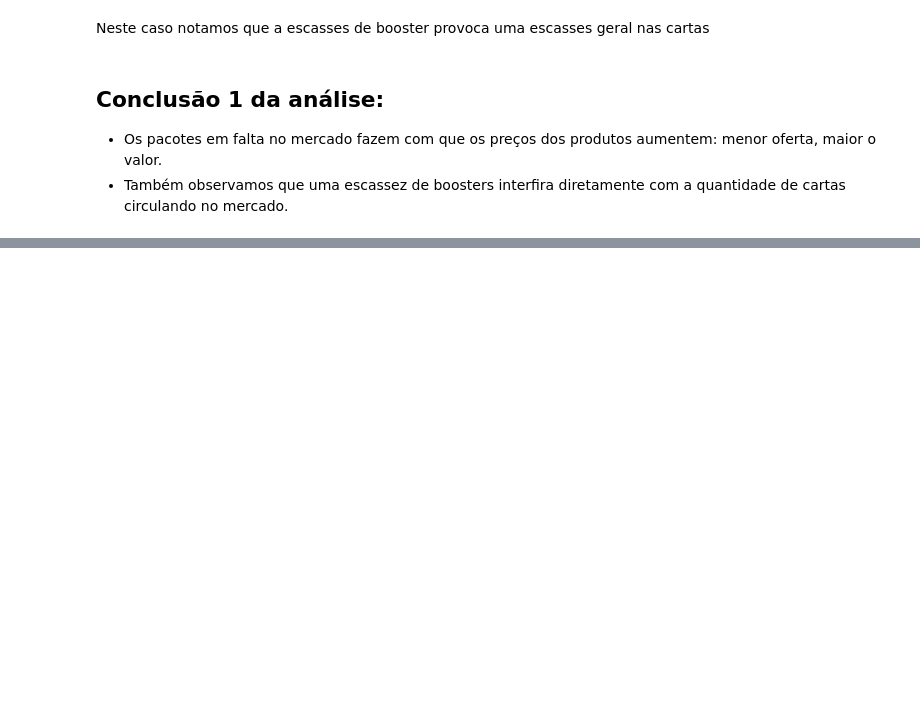
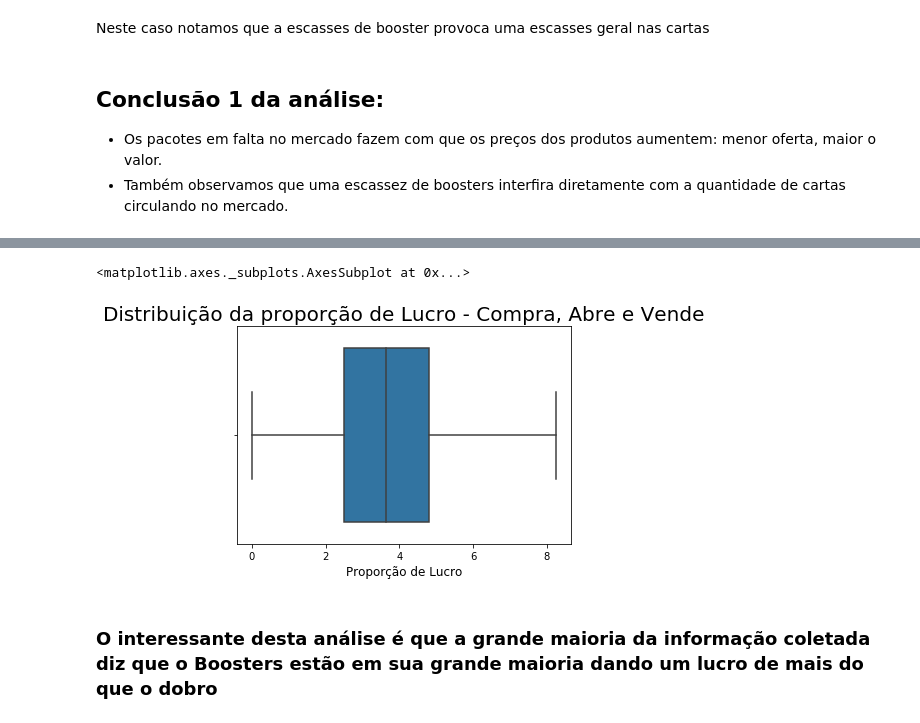
Before and after one commit to Zorug/Steam-Stuff, a Jupyter notebook: Steam_analisando_dados.ipynb, the cells around one changed output, grey strips where cells are left out. Drawn from its saved outputs; the diff is of its cells as text; code cells hidden in the pictures; blank space fills up the shorter version.

```diff
--- a/Steam_analisando_dados.ipynb
+++ b/Steam_analisando_dados.ipynb
@@ -197,0 +205,3 @@ Neste caso notamos que a escasses de booster provoca uma escasses geral nas cart
+# %%
+dados_reais = dados[~dados['Booster Avg'].isnull()].drop(["Booster on Market", "AppId"], axis=1).reset_index(drop=True)
+dados_reais.head()
@@ -197,0 +215,4 @@ Neste caso notamos que a escasses de booster provoca uma escasses geral nas cart
+# %%
+dados_reais['3 Card Avg'] = 3*dados_reais['Card Avg'] # pegando o valor médio de 3 cartas (quantidade em um booster)
+# %%
+dados_reais['% C-B'] = (dados_reais['3 Card Avg']/dados_reais['Booster Avg']).round(2)
@@ -197,0 +255,2 @@ Neste caso notamos que a escasses de booster provoca uma escasses geral nas cart
+# %%
+dados_reais = dados_reais.drop('Booster %', axis=1)
@@ -197,0 +278,10 @@ Neste caso notamos que a escasses de booster provoca uma escasses geral nas cart
+# %%
+ax = sns.boxplot(dados_reais['% C-B'], showfliers=False)
+ax.set_title('Distribuição da proporção de Lucro - Compra, Abre e Vende', fontsize=20)
+ax.set_xlabel('Proporção de Lucro', fontsize=12)
+ax
+# %% [output]
+<matplotlib.axes._subplots.AxesSubplot at 0x...>
+[figure, added]
+# %% [markdown]
+### O interessante desta análise é que a grande maioria da informação coletada diz que o Boosters estão em sua grande maioria dando um lucro de mais do que o dobro
```
Also changed, not shown: parts of 19 cells of this notebook.
